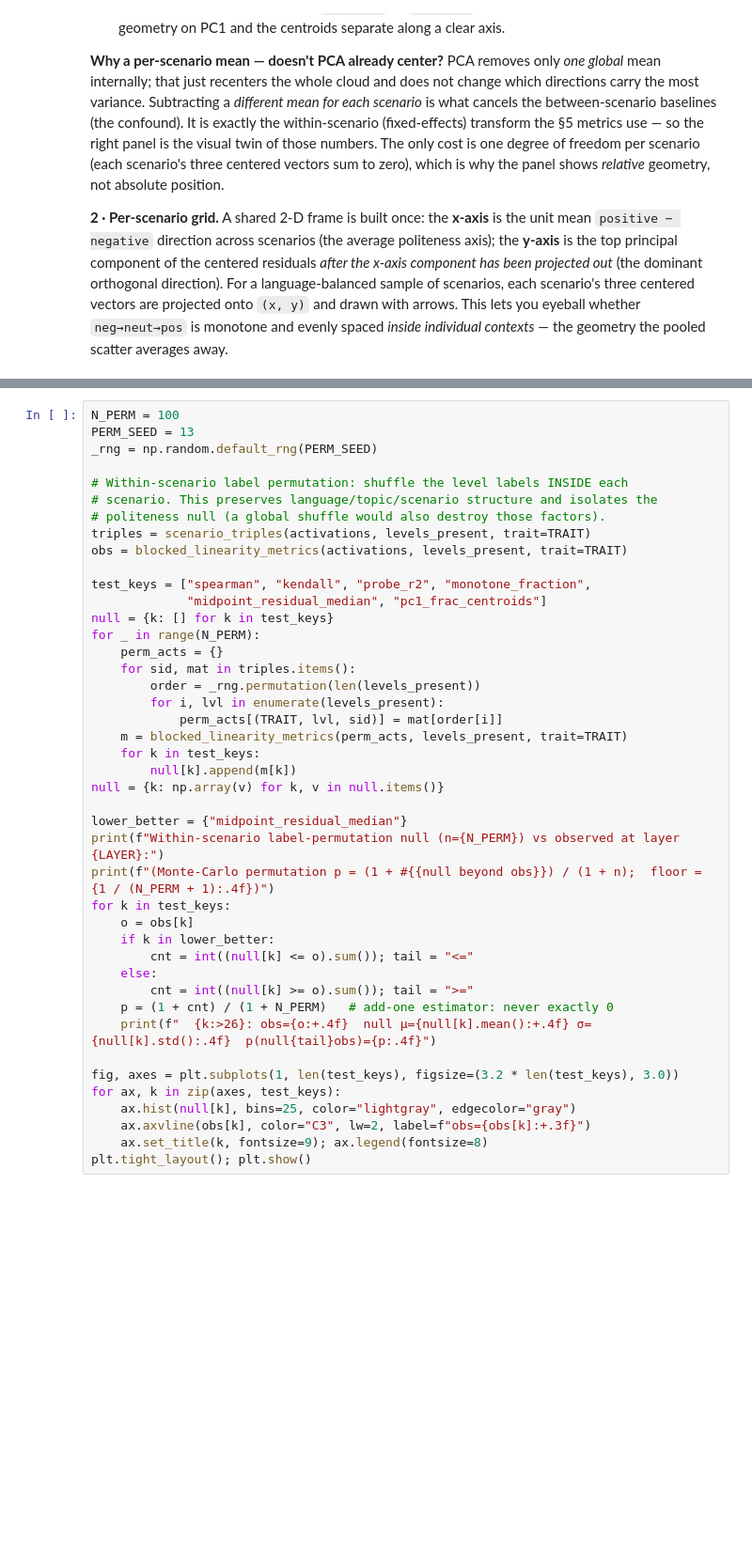
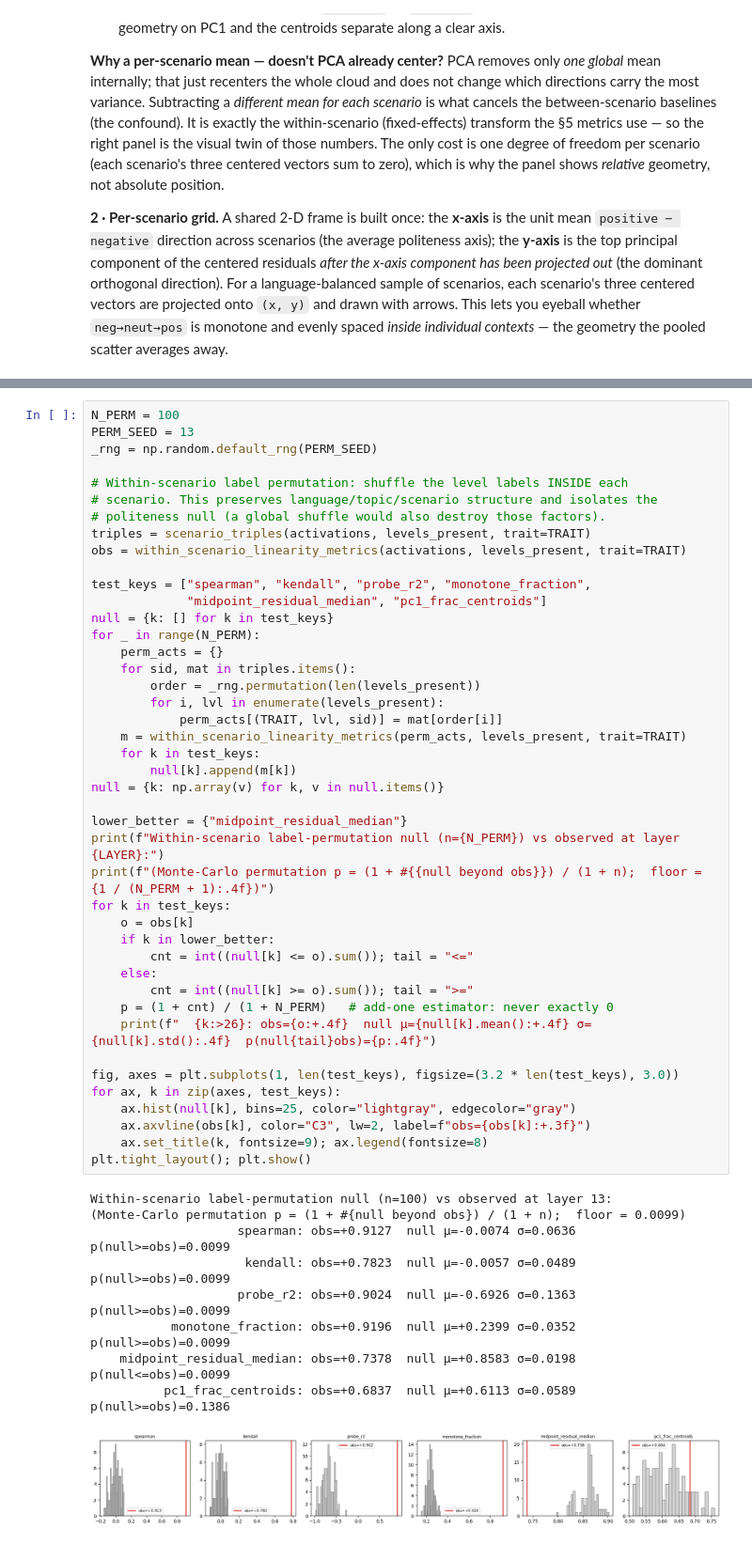
Before and after one commit to gbettineschi/llm-behaviour-intensity-representation, a Jupyter notebook: src/notebooks/003_0405_braico.ipynb, the cells around one changed output, grey strips where cells are left out. Shown at 94% size. Drawn from its saved outputs; the diff is of its cells as text; blank space fills up the shorter version.

```diff
--- a/src/notebooks/003_0405_braico.ipynb
+++ b/src/notebooks/003_0405_braico.ipynb
@@ -808,40 +787,50 @@ _rng = np.random.default_rng(PERM_SEED)
 # scenario. This preserves language/topic/scenario structure and isolates the
 # politeness null (a global shuffle would also destroy those factors).
 triples = scenario_triples(activations, levels_present, trait=TRAIT)
-obs = blocked_linearity_metrics(activations, levels_present, trait=TRAIT)
+obs = within_scenario_linearity_metrics(activations, levels_present, trait=TRAIT)
 
 test_keys = ["spearman", "kendall", "probe_r2", "monotone_fraction",
              "midpoint_residual_median", "pc1_frac_centroids"]
 null = {k: [] for k in test_keys}
 for _ in range(N_PERM):
     perm_acts = {}
     for sid, mat in triples.items():
         order = _rng.permutation(len(levels_present))
         for i, lvl in enumerate(levels_present):
             perm_acts[(TRAIT, lvl, sid)] = mat[order[i]]
-    m = blocked_linearity_metrics(perm_acts, levels_present, trait=TRAIT)
+    m = within_scenario_linearity_metrics(perm_acts, levels_present, trait=TRAIT)
     for k in test_keys:
         null[k].append(m[k])
 null = {k: np.array(v) for k, v in null.items()}
 
 lower_better = {"midpoint_residual_median"}
 print(f"Within-scenario label-permutation null (n={N_PERM}) vs observed at layer {LAYER}:")
 print(f"(Monte-Carlo permutation p = (1 + #{{null beyond obs}}) / (1 + n);  floor = {1 / (N_PERM + 1):.4f})")
 for k in test_keys:
     o = obs[k]
     if k in lower_better:
         cnt = int((null[k] <= o).sum()); tail = "<="
     else:
         cnt = int((null[k] >= o).sum()); tail = ">="
     p = (1 + cnt) / (1 + N_PERM)   # add-one estimator: never exactly 0
     print(f"  {k:>26}: obs={o:+.4f}  null μ={null[k].mean():+.4f} σ={null[k].std():.4f}  p(null{tail}obs)={p:.4f}")
 
 fig, axes = plt.subplots(1, len(test_keys), figsize=(3.2 * len(test_keys), 3.0))
 for ax, k in zip(axes, test_keys):
     ax.hist(null[k], bins=25, color="lightgray", edgecolor="gray")
     ax.axvline(obs[k], color="C3", lw=2, label=f"obs={obs[k]:+.3f}")
     ax.set_title(k, fontsize=9); ax.legend(fontsize=8)
 plt.tight_layout(); plt.show()
+# %% [output]
+Within-scenario label-permutation null (n=100) vs observed at layer 13:
+(Monte-Carlo permutation p = (1 + #{null beyond obs}) / (1 + n);  floor = 0.0099)
+                    spearman: obs=+0.9127  null μ=-0.0074 σ=0.0636  p(null>=obs)=0.0099
+                     kendall: obs=+0.7823  null μ=-0.0057 σ=0.0489  p(null>=obs)=0.0099
+                    probe_r2: obs=+0.9024  null μ=-0.6926 σ=0.1363  p(null>=obs)=0.0099
+           monotone_fraction: obs=+0.9196  null μ=+0.2399 σ=0.0352  p(null>=obs)=0.0099
+    midpoint_residual_median: obs=+0.7378  null μ=+0.8583 σ=0.0198  p(null<=obs)=0.0099
+          pc1_frac_centroids: obs=+0.6837  null μ=+0.6113 σ=0.0589  p(null>=obs)=0.1386
+[figure, added]
 # %% [markdown]
 ### 5.4 Metrics Across Layers
 
```
Also changed, not shown: parts of 23 cells of this notebook.
